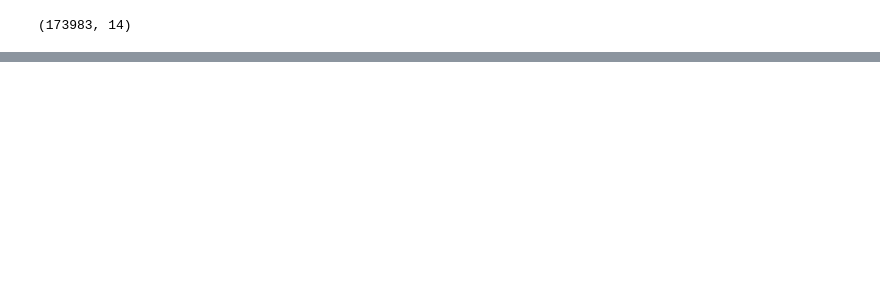
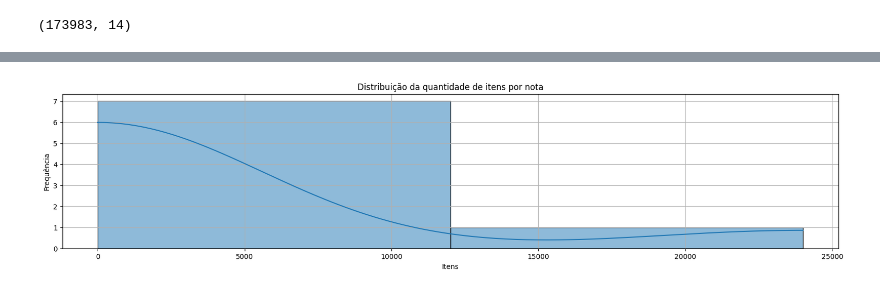
Before and after one commit to PauloQuirinoMN/Sistema-de-Recomendacao-e-Cross-selling, a Jupyter notebook: analise_exploratoria.ipynb, the cells around one changed output, grey strips where cells are left out. Cells and saved outputs as stored; diff of their text form; code cells hidden in the pictures; blank space fills up the shorter version.

```diff
--- a/analise_exploratoria.ipynb
+++ b/analise_exploratoria.ipynb
@@ -16,0 +128,3 @@ df.shape
+# %%
+itens_por_nota = df.groupby(df["Numero nota fiscal"])["Código produto"].count().describe()
+itens_por_nota
@@ -16,0 +141,10 @@ df.shape
+# %%
+plt.figure(figsize=(20,4))
+sns.histplot(itens_por_nota, bins=2, kde=True)
+plt.title("Distribuição da quantidade de itens por nota")
+plt.xlabel("Itens")
+plt.ylabel("Frequência")
+plt.grid(True)
+plt.show()
+# %% [output]
+[figure, added]
```
Also changed, not shown: parts of 31 cells of this notebook, 2 other files.
